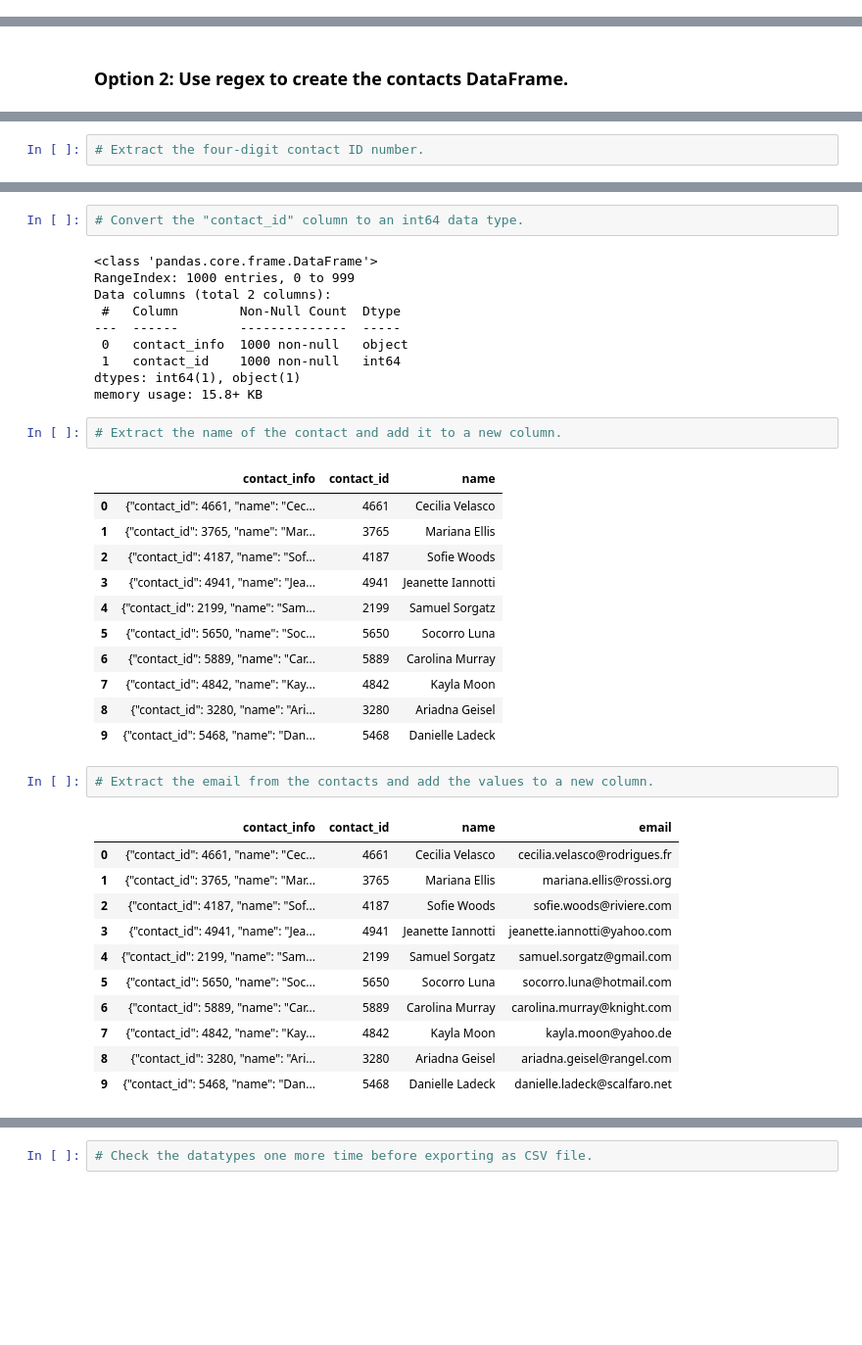
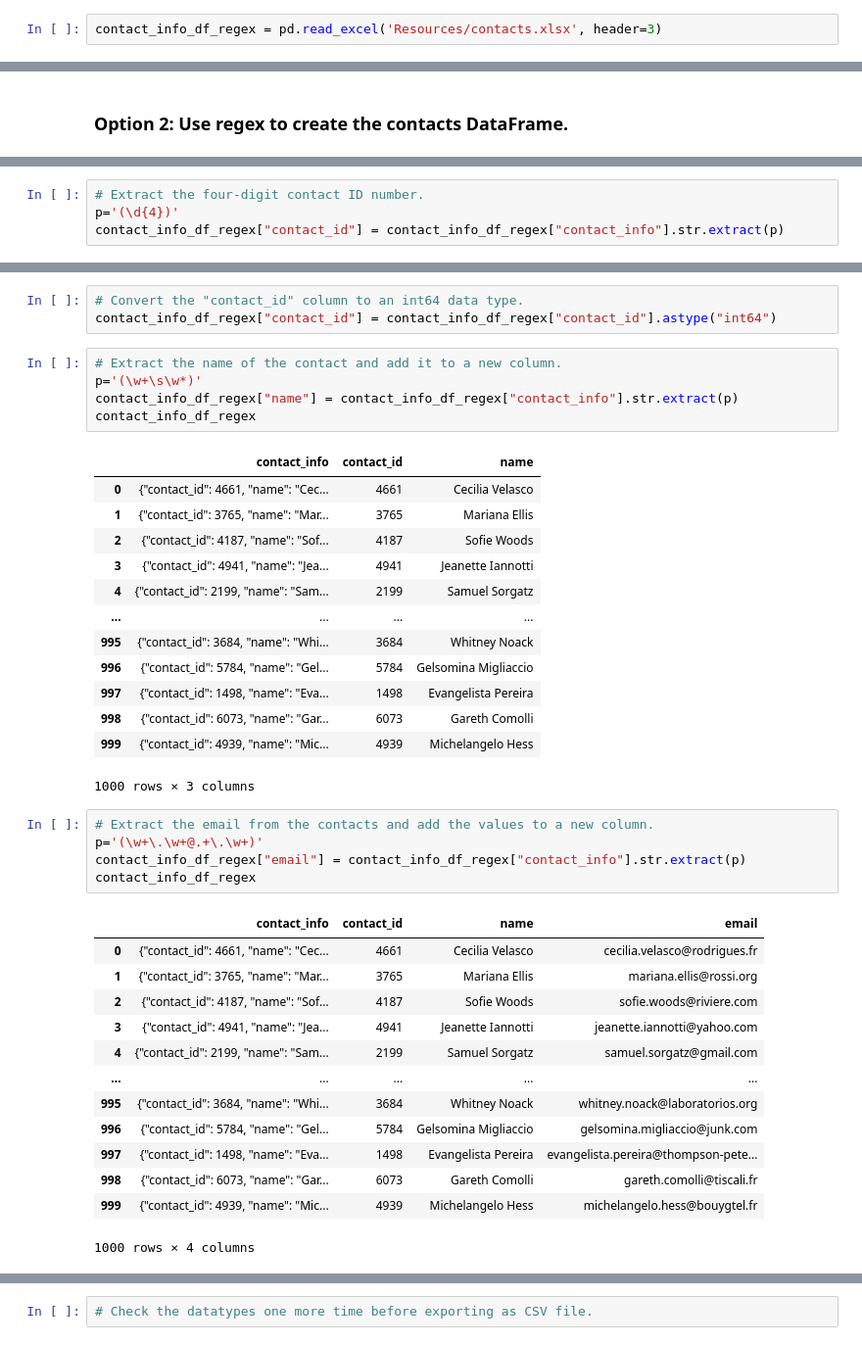
Before and after one commit to AhldenBrough/Crowdfunding_ETL, a Jupyter notebook: ETL_Mini_Project_ABrough.ipynb, the cells around one changed output, grey strips where cells are left out. Shown at 98% size. Cells and saved outputs as stored; diff of their text form; blank space fills up the shorter version.

Commit message:
finished regex part

```diff
--- a/ETL_Mini_Project_ABrough.ipynb
+++ b/ETL_Mini_Project_ABrough.ipynb
@@ -331,6 +331,8 @@ contact_info_df.head()
 | 2 | {"contact_id": 4187, "name": "Sof... |
 | 3 | {"contact_id": 4941, "name": "Jea... |
 | 4 | {"contact_id": 2199, "name": "Sam... |
+# %%
+contact_info_df_regex = pd.read_excel('Resources/contacts.xlsx', header=3)
 # %% [markdown]
 ### Create the Contacts DataFrame
 ---
@@ -487,2 +488,4 @@ contact_info_df_copy.head()
 # %%
 # Extract the four-digit contact ID number.
+p='(\d{4})'
+contact_info_df_regex["contact_id"] = contact_info_df_regex["contact_info"].str.extract(p)
@@ -507,18 +520,12 @@ dtypes: object(2)
 memory usage: 15.8+ KB
 # %%
 # Convert the "contact_id" column to an int64 data type.
+contact_info_df_regex["contact_id"] = contact_info_df_regex["contact_id"].astype("int64")
-# %% [output]
-<class 'pandas.core.frame.DataFrame'>
-RangeIndex: 1000 entries, 0 to 999
-Data columns (total 2 columns):
- #   Column        Non-Null Count  Dtype
----  ------        --------------  -----
- 0   contact_info  1000 non-null   object
- 1   contact_id    1000 non-null   int64
-dtypes: int64(1), object(1)
-memory usage: 15.8+ KB
 # %%
 # Extract the name of the contact and add it to a new column.
+p='(\w+\s\w*)'
+contact_info_df_regex["name"] = contact_info_df_regex["contact_info"].str.extract(p)
+contact_info_df_regex
 # %% [output]
 |  | contact_info | contact_id | name |
 | 0 | {"contact_id": 4661, "name": "Cec... | 4661 | Cecilia Velasco |
@@ -526,22 +533,29 @@ memory usage: 15.8+ KB
 | 2 | {"contact_id": 4187, "name": "Sof... | 4187 | Sofie Woods |
 | 3 | {"contact_id": 4941, "name": "Jea... | 4941 | Jeanette Iannotti |
 | 4 | {"contact_id": 2199, "name": "Sam... | 2199 | Samuel Sorgatz |
-| 5 | {"contact_id": 5650, "name": "Soc... | 5650 | Socorro Luna |
-| 6 | {"contact_id": 5889, "name": "Car... | 5889 | Carolina Murray |
-| 7 | {"contact_id": 4842, "name": "Kay... | 4842 | Kayla Moon |
-| 8 | {"contact_id": 3280, "name": "Ari... | 3280 | Ariadna Geisel |
-| 9 | {"contact_id": 5468, "name": "Dan... | 5468 | Danielle Ladeck |
+| ... | ... | ... | ... |
+| 995 | {"contact_id": 3684, "name": "Whi... | 3684 | Whitney Noack |
+| 996 | {"contact_id": 5784, "name": "Gel... | 5784 | Gelsomina Migliaccio |
+| 997 | {"contact_id": 1498, "name": "Eva... | 1498 | Evangelista Pereira |
+| 998 | {"contact_id": 6073, "name": "Gar... | 6073 | Gareth Comolli |
+| 999 | {"contact_id": 4939, "name": "Mic... | 4939 | Michelangelo Hess |
+1000 rows × 3 columns
 # %%
 # Extract the email from the contacts and add the values to a new column.
+p='(\w+\.\w+@.+\.\w+)'
+contact_info_df_regex["email"] = contact_info_df_regex["contact_info"].str.extract(p)
+contact_info_df_regex
 # %% [output]
 |  | contact_info | contact_id | name | email |
 | 0 | {"contact_id": 4661, "name": "Cec... | 4661 | Cecilia Velasco | cecilia.velasco@rodrigues.fr |
 | 1 | {"contact_id": 3765, "name": "Mar... | 3765 | Mariana Ellis | mariana.ellis@rossi.org |
 | 2 | {"contact_id": 4187, "name": "Sof... | 4187 | Sofie Woods | sofie.woods@riviere.com |
 | 3 | {"contact_id": 4941, "name": "Jea... | 4941 | Jeanette Iannotti | jeanette.iannotti@yahoo.com |
 | 4 | {"contact_id": 2199, "name": "Sam... | 2199 | Samuel Sorgatz | samuel.sorgatz@gmail.com |
-| 5 | {"contact_id": 5650, "name": "Soc... | 5650 | Socorro Luna | socorro.luna@hotmail.com |
-| 6 | {"contact_id": 5889, "name": "Car... | 5889 | Carolina Murray | carolina.murray@knight.com |
-| 7 | {"contact_id": 4842, "name": "Kay... | 4842 | Kayla Moon | kayla.moon@yahoo.de |
-| 8 | {"contact_id": 3280, "name": "Ari... | 3280 | Ariadna Geisel | ariadna.geisel@rangel.com |
-| 9 | {"contact_id": 5468, "name": "Dan... | 5468 | Danielle Ladeck | danielle.ladeck@scalfaro.net |
+| ... | ... | ... | ... | ... |
+| 995 | {"contact_id": 3684, "name": "Whi... | 3684 | Whitney Noack | whitney.noack@laboratorios.org |
+| 996 | {"contact_id": 5784, "name": "Gel... | 5784 | Gelsomina Migliaccio | gelsomina.migliaccio@junk.com |
+| 997 | {"contact_id": 1498, "name": "Eva... | 1498 | Evangelista Pereira | evangelista.pereira@thompson-pete... |
+| 998 | {"contact_id": 6073, "name": "Gar... | 6073 | Gareth Comolli | gareth.comolli@tiscali.fr |
+| 999 | {"contact_id": 4939, "name": "Mic... | 4939 | Michelangelo Hess | michelangelo.hess@bouygtel.fr |
+1000 rows × 4 columns
```
Also changed, not shown: parts of 10 cells of this notebook.
